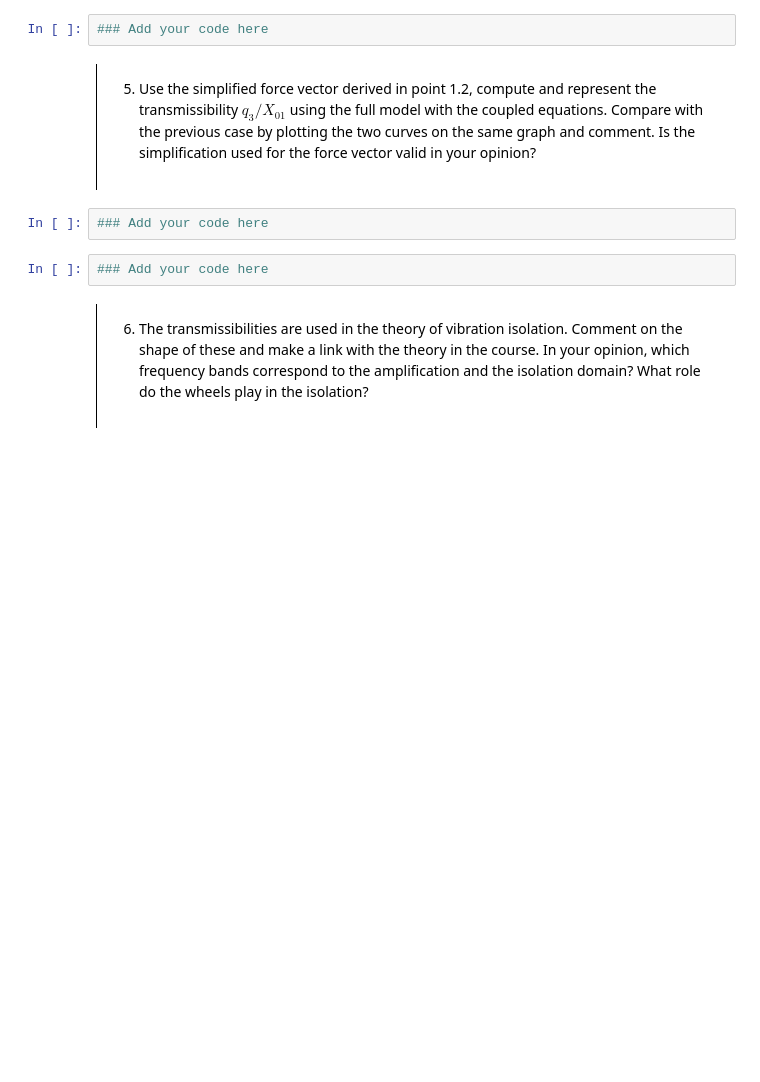
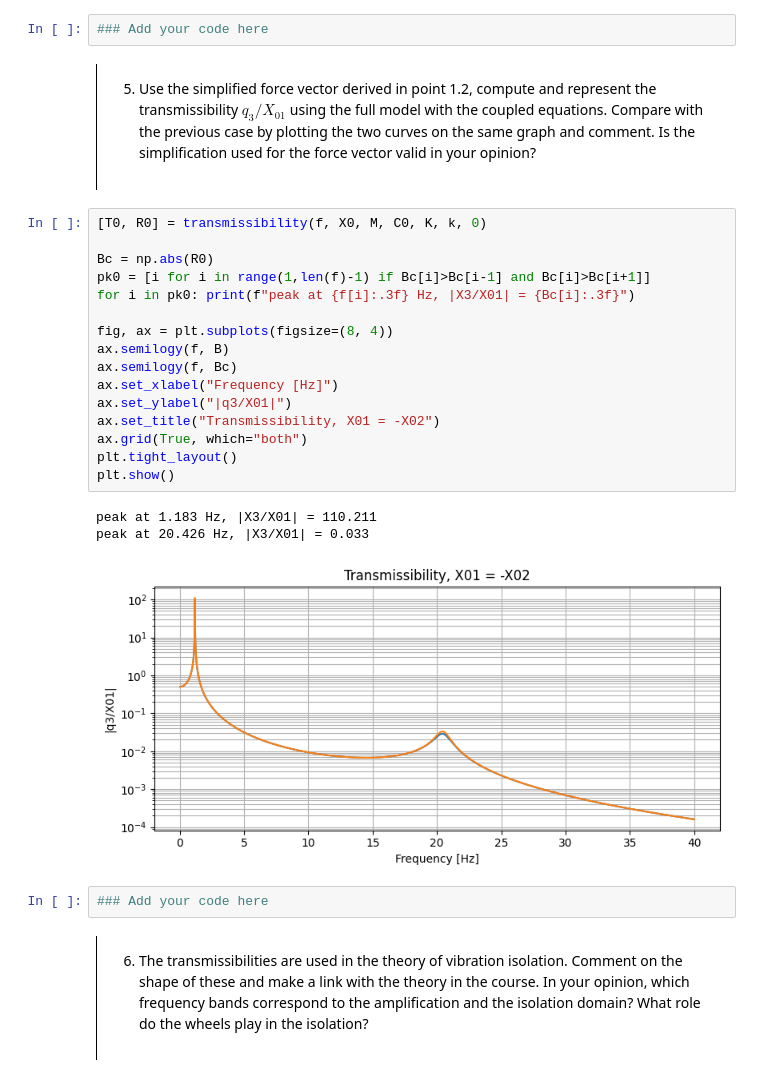
Before and after one commit to EmilienJottrand/MV2627_Exercises, a Jupyter notebook: Project2627/project.ipynb, the cells around one changed output. Cells and saved outputs as stored; diff of their text form; blank space fills up the shorter version.

```diff
--- a/Project2627/project.ipynb
+++ b/Project2627/project.ipynb
@@ -193,8 +224,26 @@ peak at 20.425 Hz, |X3/X01| = 0.063, |q3/X01| = 2.41e-18
 5. Use the simplified force vector derived in point 1.2, compute and represent the transmissibility $q_{3}/X_{01}$ using the full model with the coupled equations. Compare with the previous case by plotting the two curves on the same graph and comment. Is the simplification used for the force vector valid in your opinion?
 
 </div>
-# %%
-### Add your code here
+# %%
+[T0, R0] = transmissibility(f, X0, M, C0, K, k, 0)
+
+Bc = np.abs(R0)
+pk0 = [i for i in range(1,len(f)-1) if Bc[i]>Bc[i-1] and Bc[i]>Bc[i+1]]
+for i in pk0: print(f"peak at {f[i]:.3f} Hz, |X3/X01| = {Bc[i]:.3f}")
+
+fig, ax = plt.subplots(figsize=(8, 4))
+ax.semilogy(f, B)
+ax.semilogy(f, Bc)
+ax.set_xlabel("Frequency [Hz]")
+ax.set_ylabel("|q3/X01|")
+ax.set_title("Transmissibility, X01 = -X02")
+ax.grid(True, which="both")
+plt.tight_layout()
+plt.show()
+# %% [output]
+peak at 1.183 Hz, |X3/X01| = 110.211
+peak at 20.426 Hz, |X3/X01| = 0.033
+[figure, added]
 # %%
 ### Add your code here
 # %% [markdown]
```
Also changed, not shown: parts of 19 cells of this notebook.
